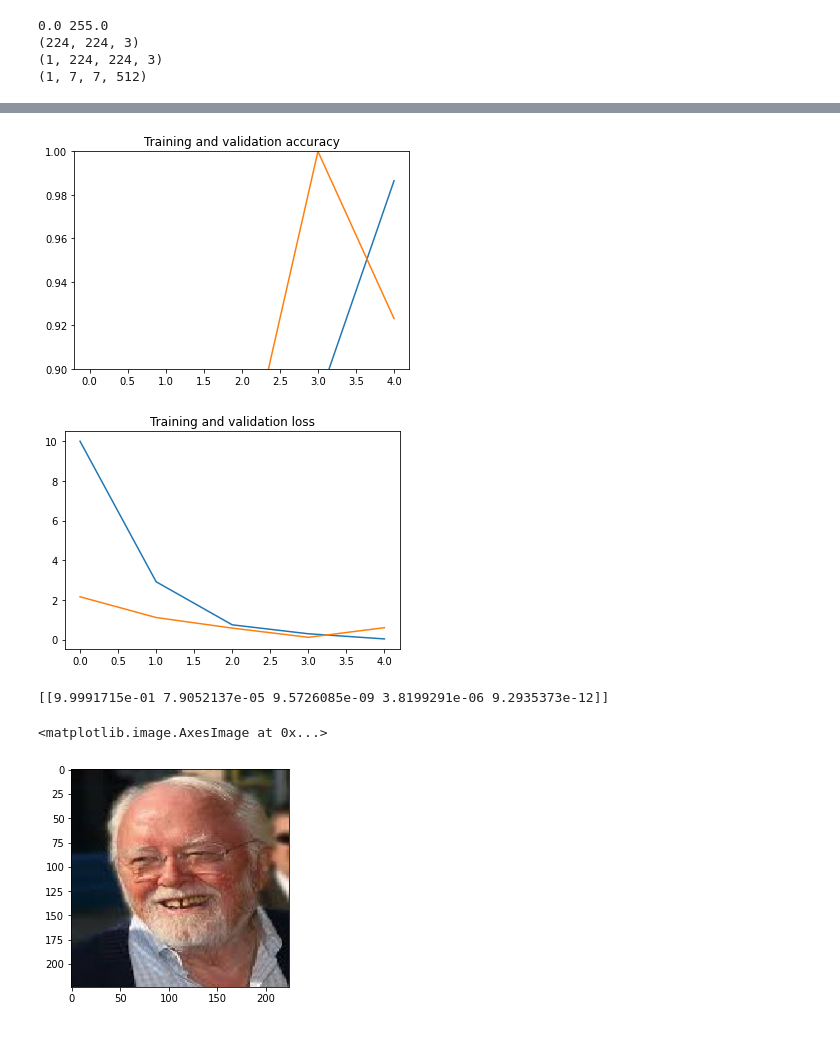
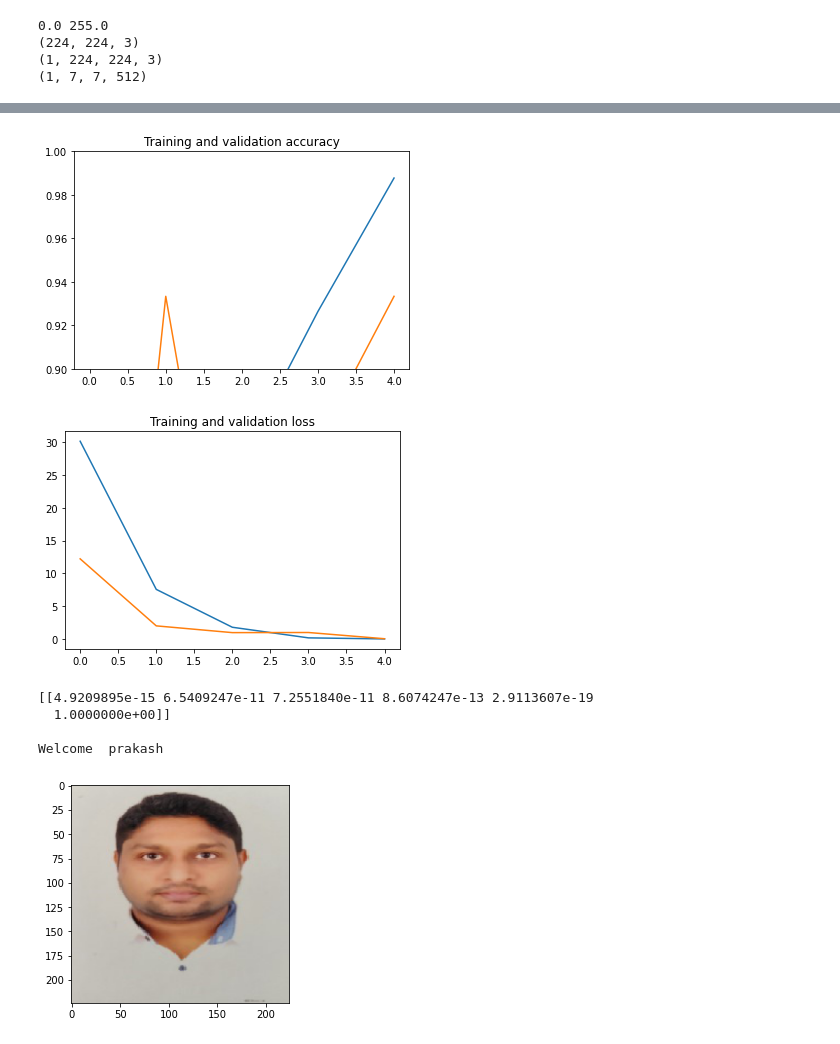
Before and after one commit to prakash-tech89/25DaysInMachineLearning, a Jupyter notebook: Image_recognization_using_deep_network.ipynb, the cells around one changed output, grey strips where cells are left out. Saved outputs shown, nothing was run; the diff lists cells and outputs as text; code cells hidden in the pictures.

```diff
--- a/Image_recognization_using_deep_network.ipynb
+++ b/Image_recognization_using_deep_network.ipynb
@@ -35,7 +38,7 @@ def generators(shape, preprocessing):
     train_dataset = imgdatagen.flow_from_directory(
         os.getcwd(),
         target_size = (height, width),
-        classes = ('gts6410_john_hammond','gts6430_ian_malcolm','gts6444_ellie_sattler','gts6453_prakash','gts0001_sam_walton'),
+        classes = ('gts0001_sam_walton','gts6093_nagarjun','gts6410_john_hammond','gts6430_ian_malcolm','gts6444_ellie_sattler','gts6453_prakash'),
         batch_size = batch_size,
         subset = 'training',
     )
@@ -43,7 +46,7 @@ def generators(shape, preprocessing):
     val_dataset = imgdatagen.flow_from_directory(
         os.getcwd(),
         target_size = (height, width),
-        classes = ('gts6410_john_hammond','gts6430_ian_malcolm','gts6444_ellie_sattler','gts6453_prakash','gts0001_sam_walton'),
+        classes = ('gts0001_sam_walton','gts6093_nagarjun','gts6410_john_hammond','gts6430_ian_malcolm','gts6444_ellie_sattler','gts6453_prakash'),
         batch_size = batch_size,
         subset = 'validation'
     )
@@ -298,10 +301,10 @@ conv_model = resnet50.ResNet50(weights='imagenet', include_top=False, input_shap
 for layer in conv_model.layers:
     layer.trainable = False
 x = keras.layers.Flatten()(conv_model.output)
-x = keras.layers.Dense(100, activation='relu')(x)
-x = keras.layers.Dense(100, activation='relu')(x)
-x = keras.layers.Dense(100, activation='relu')(x)
-predictions = keras.layers.Dense(5, activation='softmax')(x)
+x = keras.layers.Dense(500, activation='relu')(x)
+x = keras.layers.Dense(500, activation='relu')(x)
+x = keras.layers.Dense(500, activation='relu')(x)
+predictions = keras.layers.Dense(6, activation='softmax')(x)
 full_model = keras.models.Model(inputs=conv_model.input, outputs=predictions)
 full_model.summary()
 # %% [output]
@@ -346,24 +349,30 @@ Epoch 5/5
 # %%
 plot_history(history, yrange=(0.9,1))
 # %% [output]
-[figure, old version]
+[figure, new version]
-[figure, old version]
+[figure, new version]
 # %%
 full_model.save_weights('resnet50.h5')
 full_model.save('network.h5')
 # %%
 from keras.preprocessing import image
 from keras.applications.resnet50 import preprocess_input
 
-img_path = '/content/sample_data/employee_train/gts6410_john_hammond/image1.jpeg'
+img_path = '/content/sample_data/employee_train/gts6453_prakash/MY_PIC_new1.jpg'
 img = image.load_img(img_path, target_size=(224,224))
 x = image.img_to_array(img)
 x = np.expand_dims(x, axis=0)
 x = preprocess_input(x)
 print(full_model.predict(x))
 print()
 plt.imshow(img)
+pred = full_model.predict(x)
+pred = pred.argmax(axis=1)[0]
+user_list=['gts0001_sam_walton','gts6093_nagarjun','gts6410_john_hammond','gts6430_ian_malcolm','gts6444_ellie_sattler','gts6453_prakash']
+print("Welcome ",user_list[pred].split("_")[1])
 # %% [output]
-[[9.9991715e-01 7.9052137e-05 9.5726085e-09 3.8199291e-06 9.2935373e-12]]
+[[4.9209895e-15 6.5409247e-11 7.2551840e-11 8.6074247e-13 2.9113607e-19
+  1.0000000e+00]]
+
+Welcome  prakash
-<matplotlib.image.AxesImage at 0x...>
-[figure, old version]
+[figure, new version]
```
Also changed, not shown: parts of 19 cells of this notebook.
